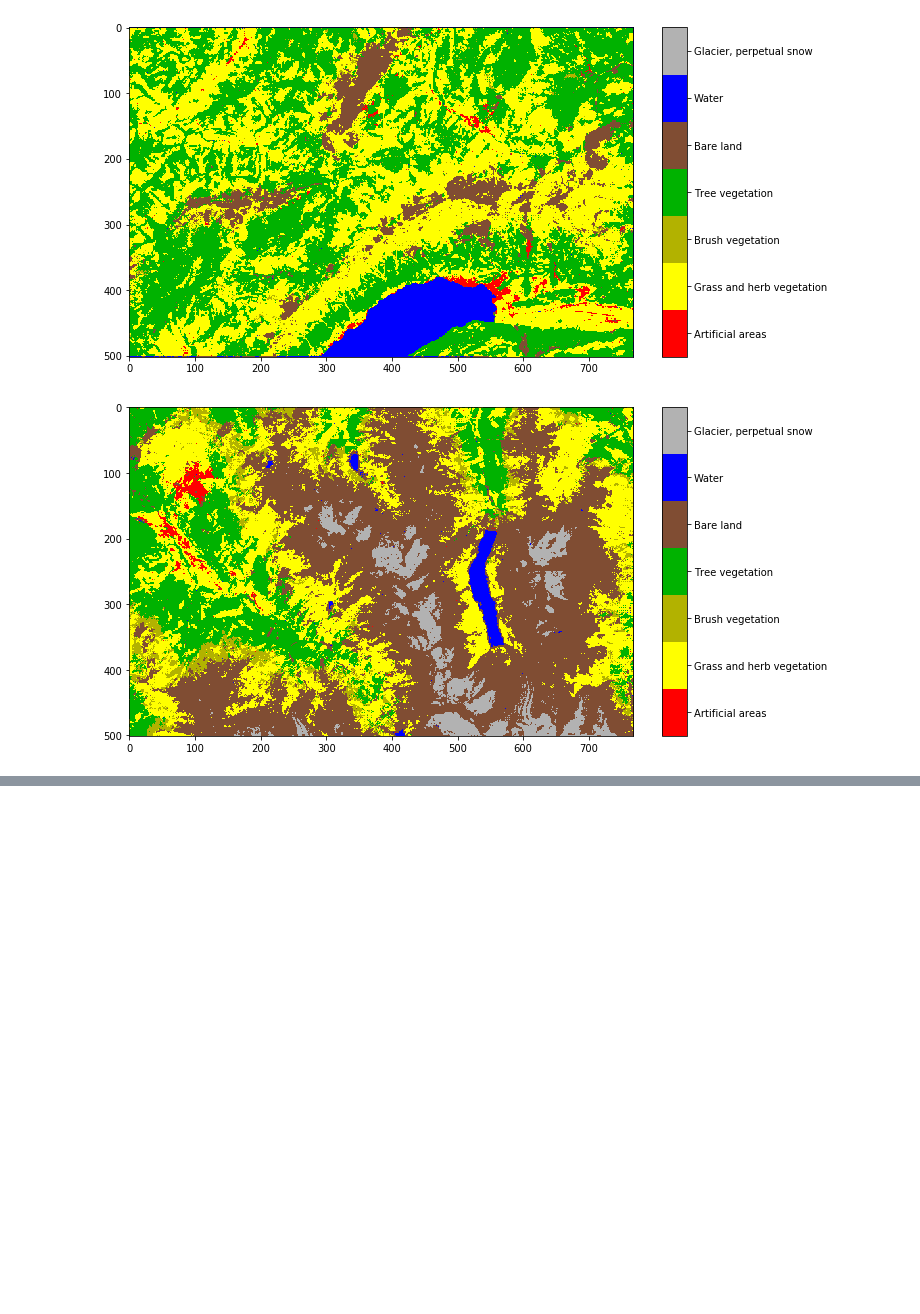
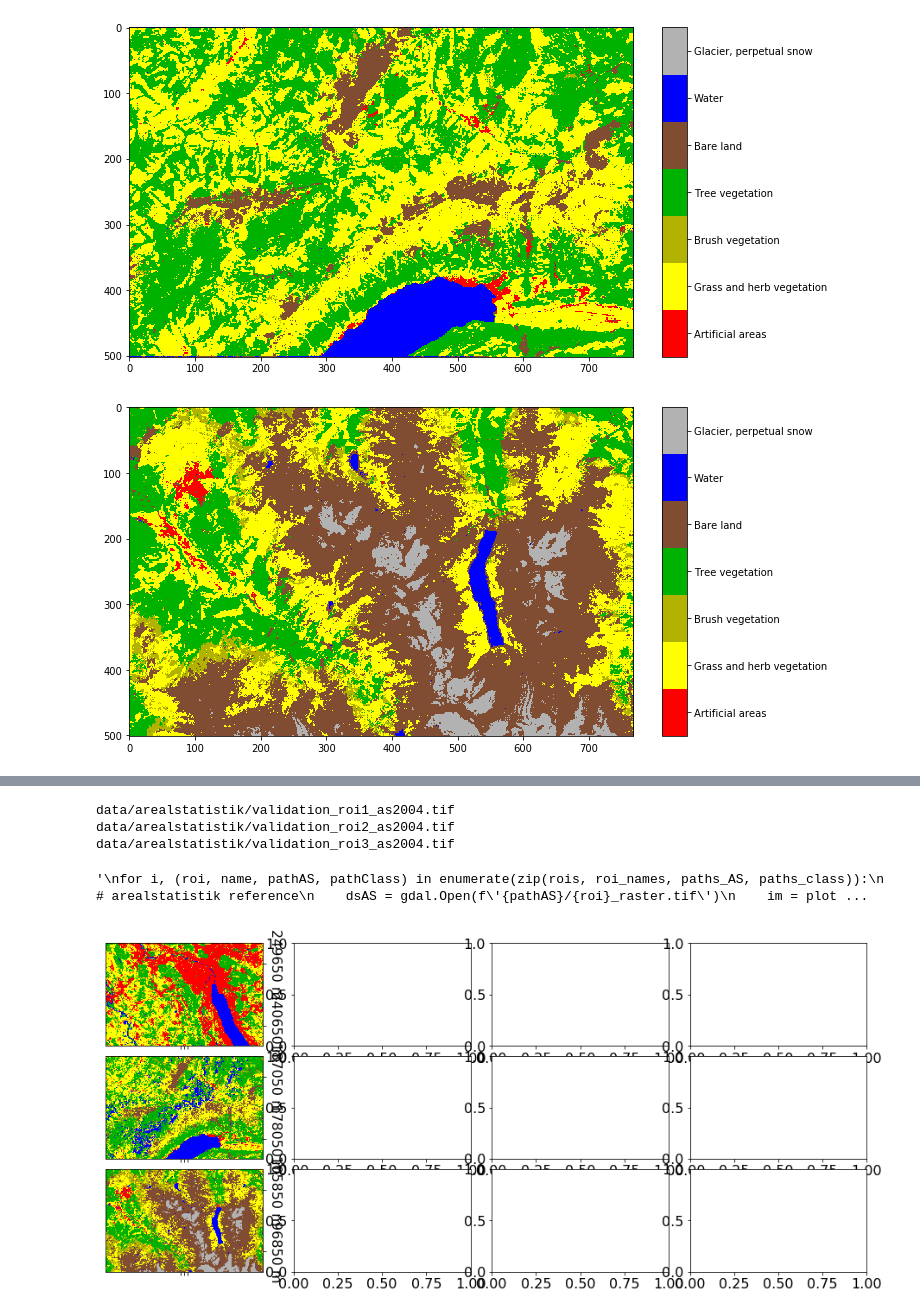
Before and after one commit to SebastianHafner/masterthesis, a Jupyter notebook: classification.ipynb, the cells around one changed output, grey strips where cells are left out. Saved outputs shown, nothing was run; the diff lists cells and outputs as text; code cells hidden in the pictures; blank space fills up the shorter version.

Commit message:
started with visual analysis

```diff
--- a/classification.ipynb
+++ b/classification.ipynb
@@ -1043,12 +1051,3 @@ NameError: name 'coefficents_classified' is not defined
 [figure]
 [figure]
 [figure]
-# %%
-
-
-for roi in rois:
-    classified_ts, geotransform, epsg = geotiff_to_datacube(f'{path}rf_ts_{roi}_as{yearAS}.tif')
-    classified_ts_gf = gaussian_filter(classified_ts,3)
-
-    save_geotiff(classified_ts_gf[:,:,0],geotransform,epsg,f'{path}rf_tsgf_{roi}_as{yearAS}')
-    plot(classified_ts_gf[:,:,0])
@@ -1060,26 +1060,29 @@ for roi in rois:
 classes = ['Artificial areas', 'Grass and herb vegetation', 'Brush vegetation', 'Tree vegetation', 'Bare land', 'Watery areas', 'Glacier, perpetual snow']
 hex_colors = ["#FF0000","#FFFF00","#B2B200","#00B200","#804D33",'#0000FF','#B2B2B2']
 
-def plot_classification(ax,ds,show_xlabels=True,show_ylabels=True):
+classifier = 'rf'
+rois = ['roi1','roi2','roi3']
+methods = ['validation','ac','ts','tsgf']
+yearAS = 2004
+
+
+def plot_classification(ax,fname,show_xlabels=True,show_ylabels=True):
 
 
     cmap = mpl.colors.ListedColormap(hex_colors)
     norm = mpl.colors.BoundaryNorm(np.arange(-0.5,7), cmap.N)
 
-
-    classification, geotransform, epsg = geotiff_to_datacube(ds)
-
-    xyz_shape = (classification.shape[0], classification.shape[1], 1)
+    classification, geotransform, epsg = geotiff_to_datacube(fname)
+    shape = (classification.shape[0], classification.shape[1], 1)
 
     im = ax.imshow(classification[:,:,0], cmap=cmap, norm=norm)
-
 
     # label axes according to geotransform
     x_start, x_res, _, y_start, _, y_res = geotransform
 
     # x axis
     x_offset = 110
-    x_ticks = [0+x_offset,xyz_shape[1]//2,xyz_shape[1]-x_offset]
+    x_ticks = [0+x_offset,shape[1]//2,shape[1]-x_offset]
     x_labels = [f'{x_start+x_res*i:.0f} m' for i in x_ticks]
     x_labels = [f'{x_start+x_res*i:.0f} m' for i in x_ticks] if show_xlabels==True else []
     ax.set_xticks(x_ticks)
@@ -1087,7 +1090,7 @@ def plot_classification(ax,ds,show_xlabels=True,show_ylabels=True):
 
     # y axis
     y_offset = 120
-    y_ticks = [0+y_offset,xyz_shape[0]-y_offset]
+    y_ticks = [0+y_offset,shape[0]-y_offset]
     y_labels = [f'{y_start+y_res*i:.0f} m' for i in y_ticks] if show_ylabels==True else []
     ax.yaxis.tick_right()
     ax.yaxis.set_label_position("right")
@@ -1100,49 +1103,52 @@ def plot_classification(ax,ds,show_xlabels=True,show_ylabels=True):
     # end of plot roi function
 
 
-# run for different region of interests
-
-classifier = 'rf'
-rois = ['roi1','roi2','roi3']
-roi_names = ['Lowland','Pre-alpine','Alpine']
-oa_rf = [81.5,68.5,72.0]
-kappa_rf = [73.9,53.6,61.5]
-oa_nn = [77.4,62.1,67.0]
-years2004 = [2007,2006,2007]
-years2013 = [2016,2015,2016]
-validation_type = 'qualitative'
-
-
-# path to data
-paths_AS = [f'D:/thesis/scripts/data/arealstatistik/{roi}' for roi in rois]
-paths_class = [f'D:/thesis/scripts/data/classification/{roi}' for roi in rois]
-
 fontsize_title = 22
 fontsize = 16
 
 
-fig, axs = plt.subplots(2,3, figsize=(16,7), facecolor='w', edgecolor='k') #sharey=True
+fig, axs = plt.subplots(3,4, figsize=(16,7), facecolor='w', edgecolor='k') #sharey=True
 plt.rcParams.update({'font.size': fontsize})
 fig.subplots_adjust(hspace=0.1, wspace=0.12)
 axs = axs.ravel()
 
+
+for i, roi in enumerate(rois):
+    for j, method in enumerate(methods):
+        ax = axs[i*len(methods)+j]
+
+        if method == 'validation':
+            fname = f'data/arealstatistik/validation_{roi}_as{yearAS}.tif'
+            plot_classification(ax,fname,False)
+        else:
+            fname = f'data/classification_data/{classifier}_{method}_{roi}_as{yearAS}.tif'
+            # plot_classification(ax,fname,False)
+
+"""
 for i, (roi, name, pathAS, pathClass) in enumerate(zip(rois, roi_names, paths_AS, paths_class)):
     # arealstatistik reference
     dsAS = gdal.Open(f'{pathAS}/{roi}_raster.tif')
     im = plot_classification(axs[i],dsAS,False)
 
     if classifier == 'rf':
         dsRF = gdal.Open(f'{pathClass}/rf_{roi}.tif')
         im = plot_classification(axs[i+3],dsRF)
     elif classifier == 'nn':
         dsNN = gdal.Open(f'{pathClass}/nn_{roi}.tif')
         im = plot_classification(axs[i+3],dsNN,show_ylabels=True)
 
 fig.text(0.255, 0.9, roi_names[0], ha='center',fontweight='bold',fontsize=fontsize_title,color='#1b9e77')
 fig.text(0.515, 0.9, roi_names[1], ha='center',fontweight='bold',fontsize=fontsize_title,color='#d95f02')
 fig.text(0.78, 0.9, roi_names[2], ha='center',fontweight='bold',fontsize=fontsize_title,color='#e7298a')
 
 fig.text(0.105, 0.7, 'Validation', va='center', rotation='vertical',fontweight='bold',fontsize=fontsize_title)
 fig.text(0.105, 0.31, classifier.upper(), va='center', rotation='vertical',fontweight='bold',fontsize=fontsize_title)
 
 plt.savefig(f'classification_{classifier}.png', dpi=300, bbox_inches = "tight")
+"""
+# %% [output]
+data/arealstatistik/validation_roi1_as2004.tif
+data/arealstatistik/validation_roi2_as2004.tif
+data/arealstatistik/validation_roi3_as2004.tif
+'\nfor i, (roi, name, pathAS, pathClass) in enumerate(zip(rois, roi_names, paths_AS, paths_class)):\n    # arealstatistik reference\n    dsAS = gdal.Open(f\'{pathAS}/{roi}_raster.tif\')\n    im = plot ...
+[figure, added]
```
Also changed, not shown: parts of 3 cells of this notebook.
